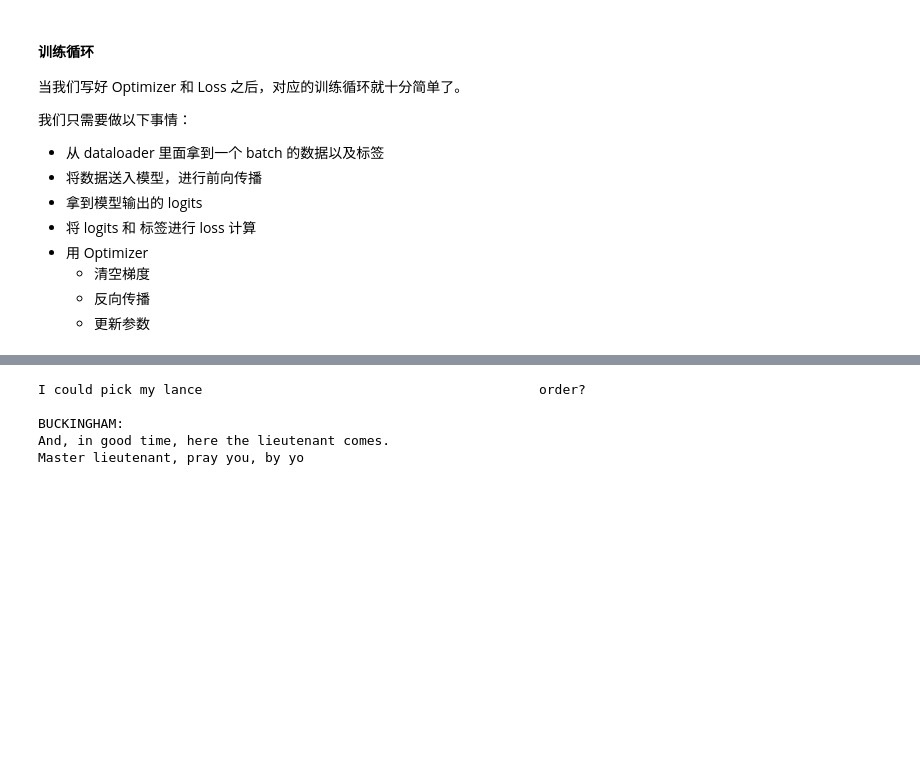
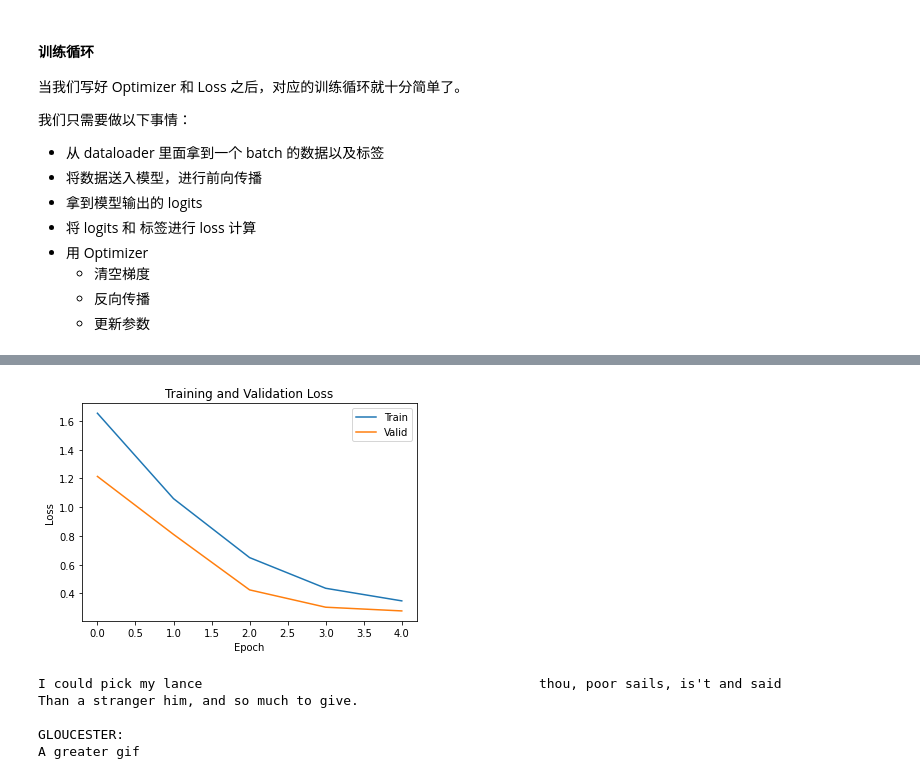
Before and after one commit to WesKwong/AI-Final-Lab, a Jupyter notebook: src/part_2/moe.ipynb, the cells around one changed output, grey strips where cells are left out. Saved outputs shown, nothing was run; the diff lists cells and outputs as text; code cells hidden in the pictures; blank space fills up the shorter version.

```diff
--- a/src/part_2/moe.ipynb
+++ b/src/part_2/moe.ipynb
@@ -627,10 +627,10 @@ def validate(model, dataloader, epoch, device):
 train_dataloader, valid_dataloader = create_dataloader('input.txt', tokenizer, chunk_size=64, batch_size=2024)
 model = SparseMoETransformer(vocab_size=len(tokenizer.char2index), seq_len=64, embed_size=256, n_layers=3, n_heads=8, num_experts=8, active_experts=2).to(device)
 # %%
-
 def plot(train_losses, valid_losses):
     import matplotlib.pyplot as plt
     epochs = len(train_losses)
+    plt.figure()
     plt.plot(range(epochs), train_losses, label='Train')
     if valid_losses is not None:
         plt.plot(range(epochs), valid_losses, label='Valid')
@@ -650,12 +650,12 @@ def run(model, train_dataloader, valid_dataloader, device, epochs=10):
         print(f'Epoch {epoch} Train Loss: {train_loss}, Valid Loss: {valid_loss}')
         train_losses.append(train_loss)
         valid_losses.append(valid_loss)
-    plot(train_losses, valid_losses)
+    losses = {'train': train_losses, 'valid': valid_losses}
+    torch.save(losses, 'losses.log')
 
 #TODO: 用 matplotlib plot 训练过程中的 loss 变化
 
 run(model, train_dataloader, valid_dataloader, device, epochs=5)
-
 # 保存模型
 torch.save(model.state_dict(), 'model.pth')
 # %% [output]
@@ -678,10 +677,15 @@ Epoch 4 Train Loss: 0.3788902074301324, Valid Loss: 0.2891933952902888
+# %%
+losses = torch.load('losses.log')
+plot(losses['train'], losses['valid'])
+# %% [output]
+[figure, added]
 # %%
 model.load_state_dict(torch.load('model.pth'))
 
 print(tokenizer.decode(model.generate("I could pick my lance",max_new_tokens=100)[0]))
 # %% [output]
-I could pick my lance                                           order?
+I could pick my lance                                           thou, poor sails, is't and said
+Than a stranger him, and so much to give.
 
-BUCKINGHAM:
-And, in good time, here the lieutenant comes.
-Master lieutenant, pray you, by yo
+GLOUCESTER:
+A greater gif
```
Also changed, not shown: parts of 1 cell of this notebook, 1 other file.
